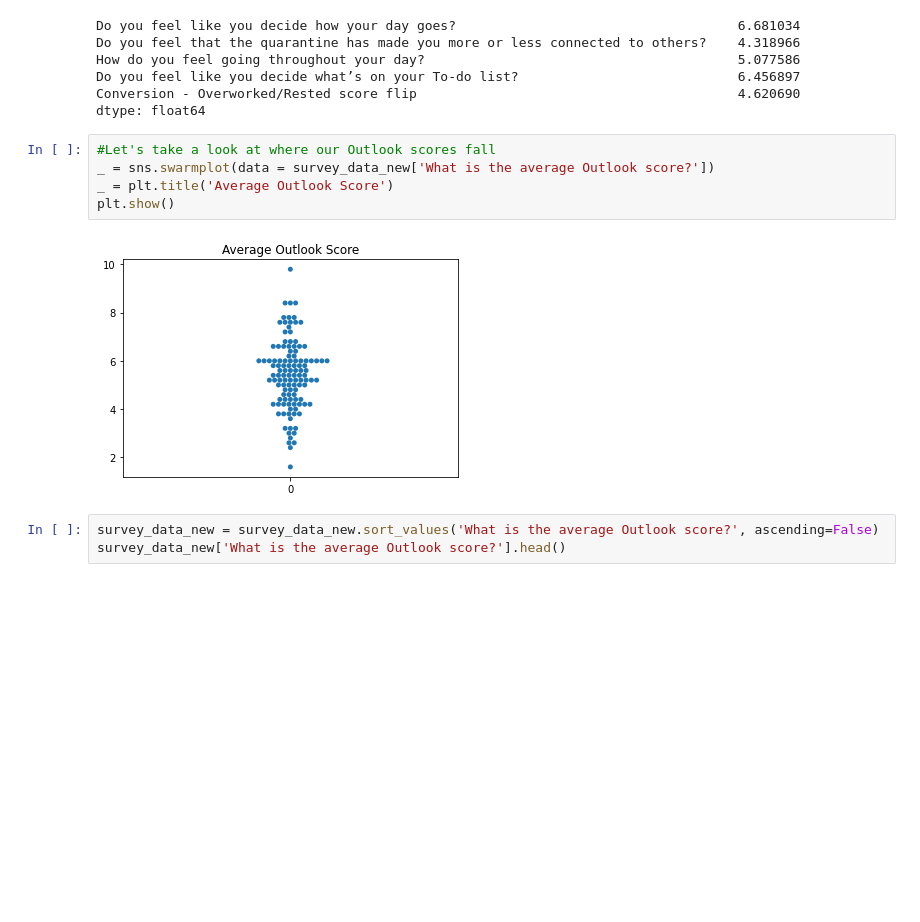
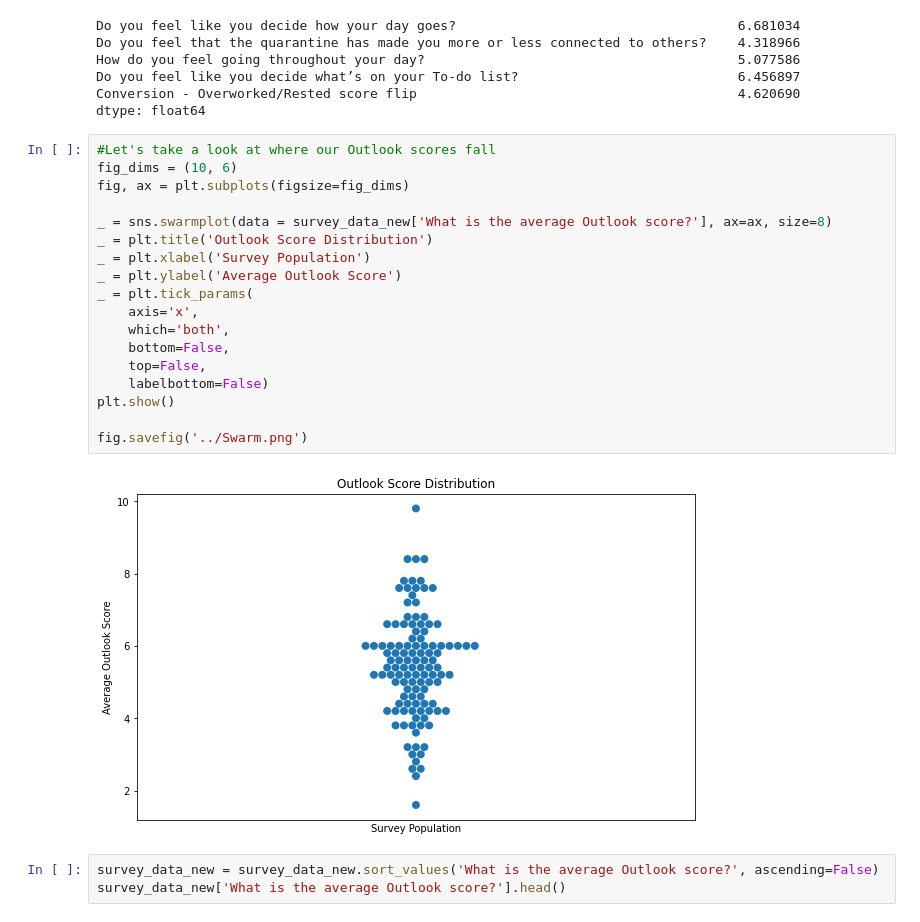
Before and after one commit to abrunlinger/Quarantine-Lifestyle-Analysis, a Jupyter notebook: notebooks/Survey Correlations.ipynb, the cells around one changed output. Drawn from its saved outputs; the diff is of its cells as text; blank space fills up the shorter version.

Commit message:
modified presentation to include Outlook definitions

```diff
--- a/notebooks/Survey Correlations.ipynb
+++ b/notebooks/Survey Correlations.ipynb
@@ -203,11 +203,24 @@ Conversion - Overworked/Rested score flip
 dtype: float64
 # %%
 #Let's take a look at where our Outlook scores fall
-_ = sns.swarmplot(data = survey_data_new['What is the average Outlook score?'])
-_ = plt.title('Average Outlook Score')
+fig_dims = (10, 6)
+fig, ax = plt.subplots(figsize=fig_dims)
+
+_ = sns.swarmplot(data = survey_data_new['What is the average Outlook score?'], ax=ax, size=8)
+_ = plt.title('Outlook Score Distribution')
+_ = plt.xlabel('Survey Population')
+_ = plt.ylabel('Average Outlook Score')
+_ = plt.tick_params(
+    axis='x',
+    which='both',
+    bottom=False,
+    top=False,
+    labelbottom=False)
 plt.show()
+
+fig.savefig('../Swarm.png')
 # %% [output]
-[figure, old version]
+[figure, new version]
 # %%
 survey_data_new = survey_data_new.sort_values('What is the average Outlook score?', ascending=False)
 survey_data_new['What is the average Outlook score?'].head()
```
Also changed, not shown: 2 other files.
